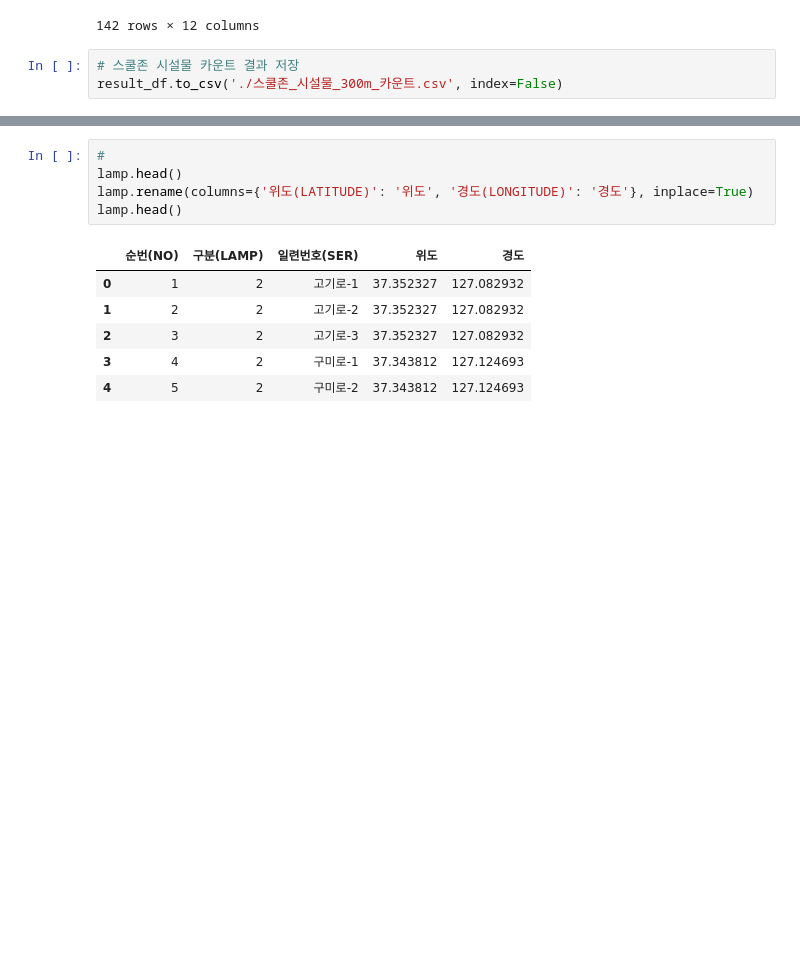
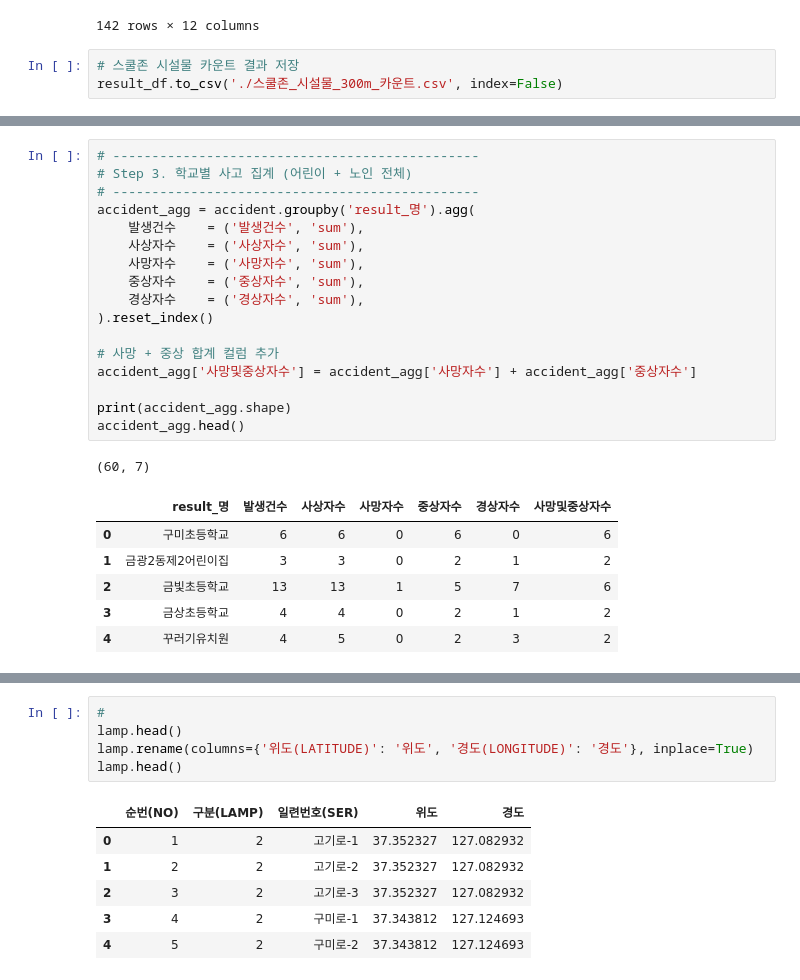
Before and after one commit to jimena1lee/1stProject_MSAI09, a Jupyter notebook: Preprocessing/preprocessing.ipynb, the cells around one changed output, grey strips where cells are left out. Drawn from its saved outputs; the diff is of its cells as text; blank space fills up the shorter version.

```diff
--- a/Preprocessing/preprocessing.ipynb
+++ b/Preprocessing/preprocessing.ipynb
@@ -189,0 +302,25 @@ result_df에만 있는 수: 82
+# %%
+# -----------------------------------------------
+# Step 3. 학교별 사고 집계 (어린이 + 노인 전체)
+# -----------------------------------------------
+accident_agg = accident.groupby('result_명').agg(
+    발생건수    = ('발생건수', 'sum'),
+    사상자수    = ('사상자수', 'sum'),
+    사망자수    = ('사망자수', 'sum'),
+    중상자수    = ('중상자수', 'sum'),
+    경상자수    = ('경상자수', 'sum'),
+).reset_index()
+
+# 사망 + 중상 합계 컬럼 추가
+accident_agg['사망및중상자수'] = accident_agg['사망자수'] + accident_agg['중상자수']
+
+print(accident_agg.shape)
+accident_agg.head()
+# %% [output]
+(60, 7)
+|  | result_명 | 발생건수 | 사상자수 | 사망자수 | 중상자수 | 경상자수 | 사망및중상자수 |
+| 0 | 구미초등학교 | 6 | 6 | 0 | 6 | 0 | 6 |
+| 1 | 금광2동제2어린이집 | 3 | 3 | 0 | 2 | 1 | 2 |
+| 2 | 금빛초등학교 | 13 | 13 | 1 | 5 | 7 | 6 |
+| 3 | 금상초등학교 | 4 | 4 | 0 | 2 | 1 | 2 |
+| 4 | 꾸러기유치원 | 4 | 5 | 0 | 2 | 3 | 2 |
```
Also changed, not shown: parts of 14 cells of this notebook.
